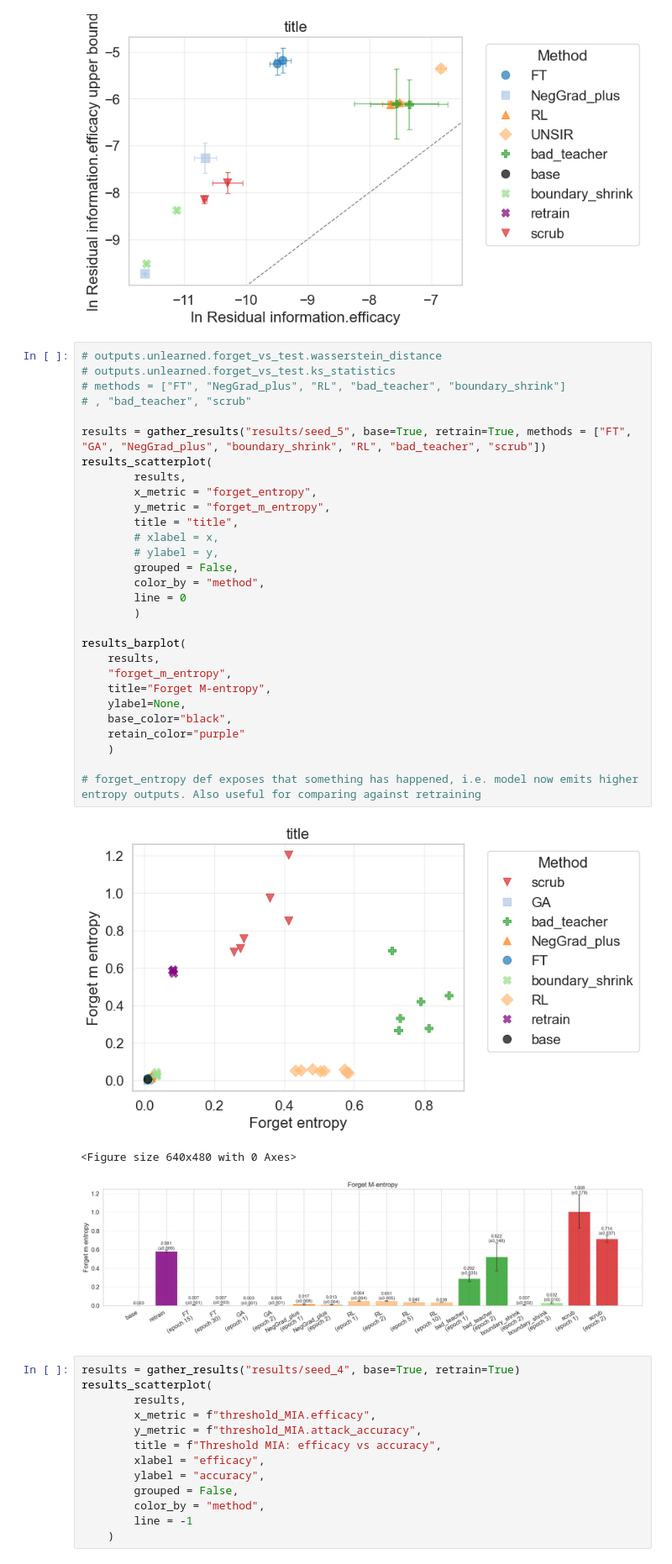
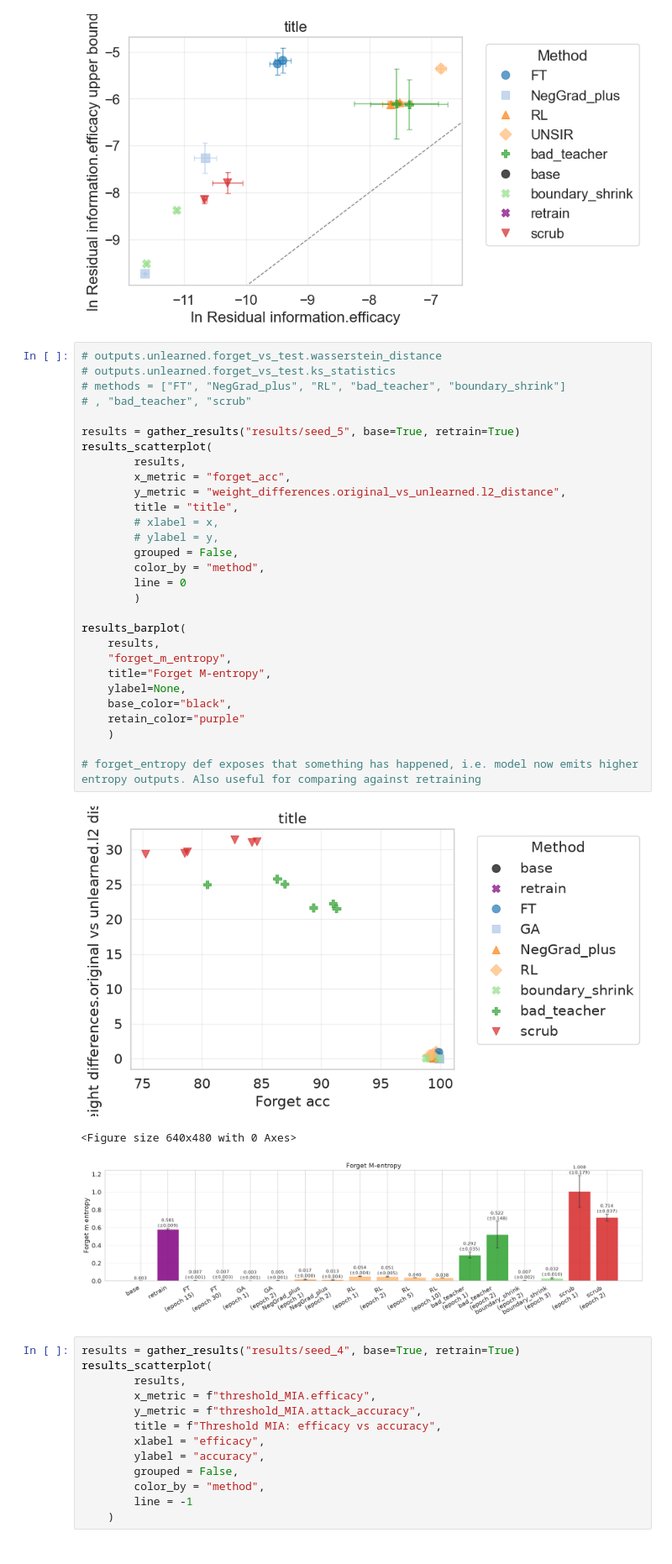
Before and after one commit to probabilistic-adaptation/verifying_unlearning_2026, a Jupyter notebook: visualize_results.ipynb, the cells around one changed output. Shown at 84% size. Cells and saved outputs as stored; diff of their text form.

```diff
--- a/visualize_results.ipynb
+++ b/visualize_results.ipynb
@@ -504,36 +504,36 @@ results_scatterplot(
 # %%
 # outputs.unlearned.forget_vs_test.wasserstein_distance
 # outputs.unlearned.forget_vs_test.ks_statistics
 # methods = ["FT", "NegGrad_plus", "RL", "bad_teacher", "boundary_shrink"]
 # , "bad_teacher", "scrub"
 
-results = gather_results("results/seed_5", base=True, retrain=True, methods = ["FT", "GA", "NegGrad_plus", "boundary_shrink", "RL", "bad_teacher", "scrub"])
+results = gather_results("results/seed_5", base=True, retrain=True)
 results_scatterplot(
         results,
-        x_metric = "forget_entropy",
-        y_metric = "forget_m_entropy",
+        x_metric = "forget_acc",
+        y_metric = "weight_differences.original_vs_unlearned.l2_distance",
         title = "title",
         # xlabel = x,
         # ylabel = y,
         grouped = False,
         color_by = "method",
         line = 0
         )
 
 results_barplot(
     results,
     "forget_m_entropy",
     title="Forget M-entropy",
     ylabel=None,
     base_color="black",
     retain_color="purple"
     )
 
 # forget_entropy def exposes that something has happened, i.e. model now emits higher entropy outputs. Also useful for comparing against retraining
 # %% [output]
-[figure, old version]
+[figure, new version]
 <Figure size 640x480 with 0 Axes>
-[figure, old version]
+[figure, new version]
 # %%
 results = gather_results("results/seed_4", base=True, retrain=True)
 results_scatterplot(
```
Also changed, not shown: 28 other files.
